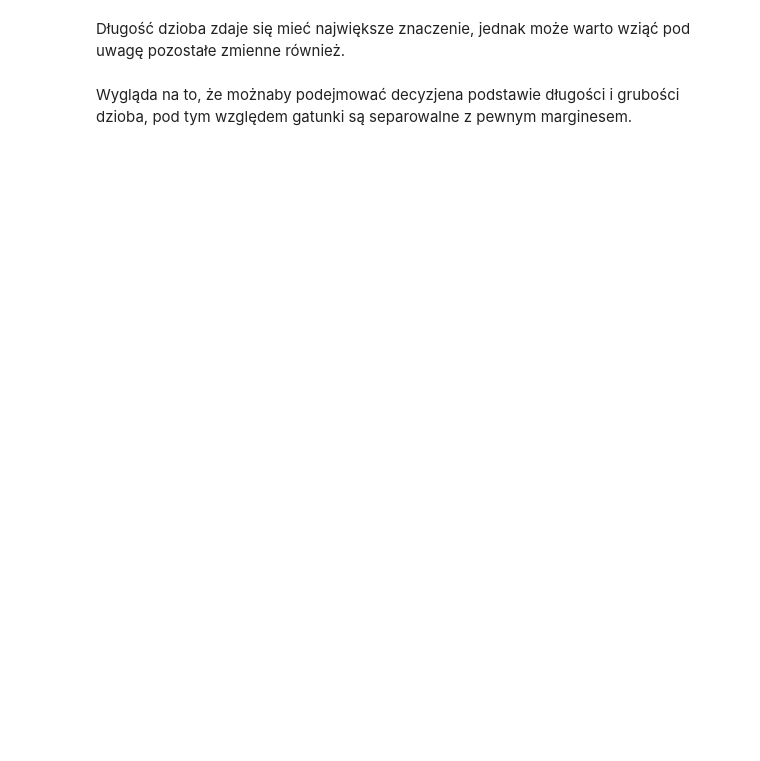
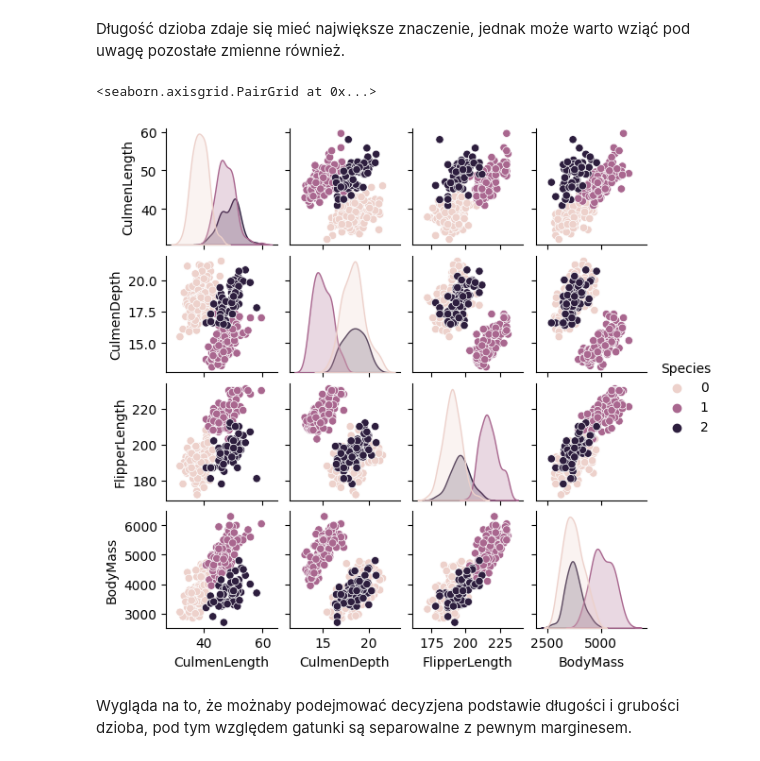
Before and after one commit to Don-Luka/unit_14_task_02, a Jupyter notebook: klasyfikacja_binarna_zadanie_02.ipynb, the cells around one changed output. Cells and saved outputs as stored; diff of their text form; code cells hidden in the pictures; blank space fills up the shorter version.

```diff
--- a/klasyfikacja_binarna_zadanie_02.ipynb
+++ b/klasyfikacja_binarna_zadanie_02.ipynb
@@ -112,5 +172,7 @@ pd.Series(corr_dict).sort_values(ascending=False)
 # %% [markdown]
 Długość dzioba zdaje się mieć największe znaczenie, jednak może warto wziąć pod uwagę pozostałe zmienne również.
 # %%
-def do_not_4():
-    sns.pairplot(penguins,hue='Species', height=1.5)
+sns.pairplot(penguins,hue='Species', height=1.5)
+# %% [output]
+<seaborn.axisgrid.PairGrid at 0x...>
+[figure, added]
```
Also changed, not shown: parts of 32 cells of this notebook, 1 other file.
